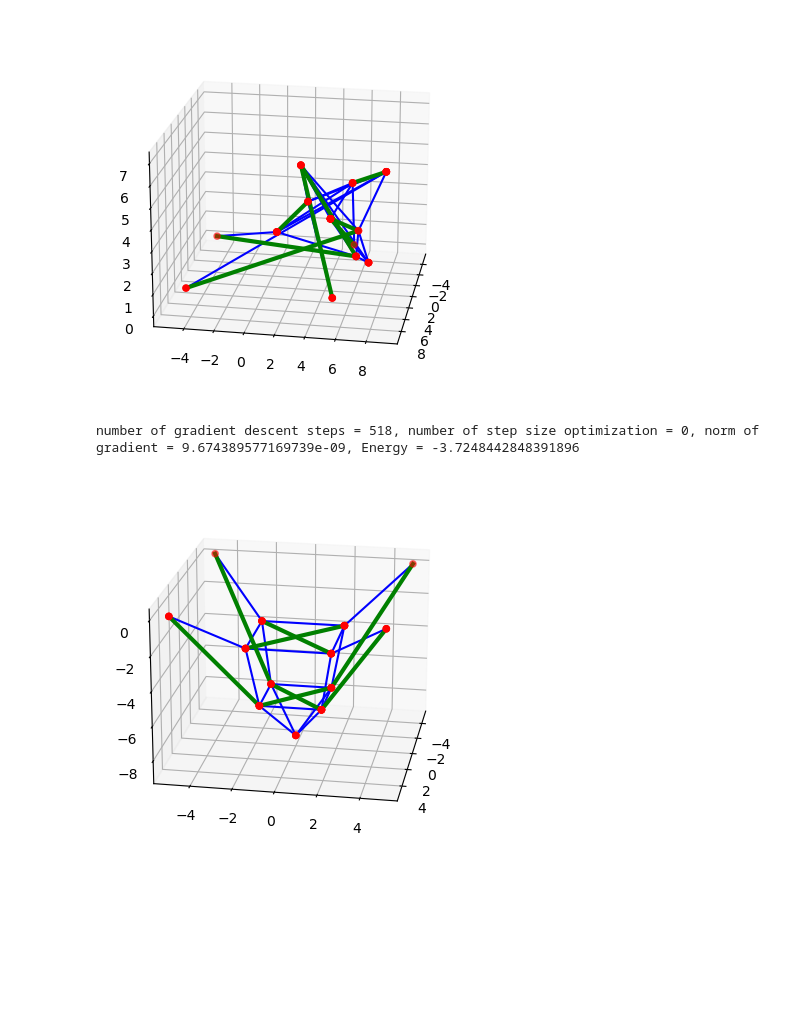
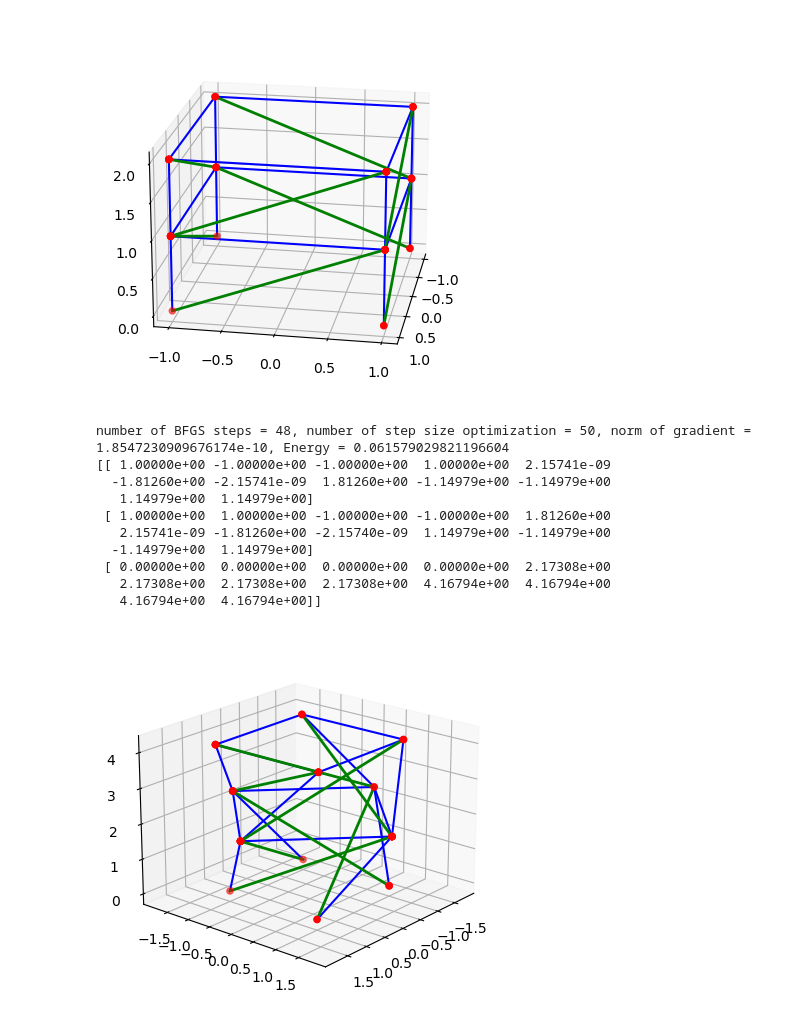
Before and after one commit to markus0800/Project_TMA4180, a Jupyter notebook: project.ipynb, the cells around one changed output. Saved outputs shown, nothing was run; the diff lists cells and outputs as text; code cells hidden in the pictures; blank space fills up the shorter version.

```diff
--- a/project.ipynb
+++ b/project.ipynb
@@ -63,8 +65,8 @@ def gradient_E_bar_elast(x_i, x_j, l_ij, c = 1):
     norm = np.linalg.norm(x_i - x_j)
     return c/(l_ij**2) * (norm - l_ij) * (x_i - x_j) /norm
 
-def gradient_E_bar_grav(x_i, pg):
-    return np.array([0,0,pg/2])
+def gradient_E_bar_grav(x_i, l_ij, pg):
+    return np.array([0,0,l_ij*pg/2])
 # %%
 def gradient_E_cable_net(X, A, L, fixed_points, mg,c):
     """
@@ -246,7 +334,7 @@ def plot_bar_net(X,A,ax):
                 y = [X[:,i][1], X[:,j][1]]
                 z = [X[:,i][2], X[:,j][2]]
                 ax.scatter(x, y, z,  c='r', marker='o')
-                ax.plot(x,y,z, c = 'g', linewidth = '3.0')
+                ax.plot(x,y,z, c = 'g', linewidth = '2.0')
 # %%
 N = 8
 X = np.zeros((3,N))
@@ -388,22 +487,34 @@ number of BFGS steps = 29, number of step size optimization = 129, norm of gradi
 [figure]
 [figure]
 # %%
-N = 13
+N = 12
 X = np.zeros((3,N))
 A = np.zeros((N,N))
 B = np.zeros((N,N))
-a = 5
+a = 1
+b = 1
+c = 1
 X[:,0] = [a,a,0]
 X[:,1] = [-a,a,0]
 X[:,2] = [-a,-a,0]
 X[:,3] = [a,-a,0]
-X[:,4:] = np.random.randint(10, size = np.shape(X[:,4:]))
+
+X[:,4] = [b,b,1]
+X[:,5] = [-b,b,1]
+X[:,6] = [-b,-b,1]
+X[:,7] = [b,-b, 1]
+
+X[:,8] = [c,c,2]
+X[:,9] = [-c,c,2]
+X[:,10] = [-c,-c,2]
+X[:,11] = [c,-c, 2]
+
 #X[:,12] = [0,0,-10]
-edges = np.array([[1,5], [2,6], [3,7],[0,4], [4,5], [5,6], [6,7], [4,7], [4,8], [5,9], [6,10], [7,11], [4,8], [8,9],[9,10],[10,11],[11,8], [8,12], [9,12], [10,12], [11,12] ])
-bar_edges = np.array([[0,8], [1,9], [2,10], [3,11], [4,6], [5,7], [8, 10], [9,11]])
+edges = np.array([[1,5], [2,6], [3,7],[0,4], [4,5], [5,6], [6,7], [4,7], [4,8], [5,9], [6,10], [7,11], [4,8], [8,9],[9,10],[10,11],[11,8]])
+bar_edges = np.array([[0,5], [1,6], [2,7], [3,4], [4, 9], [5,10], [6,11], [7,8]])
 create_edge(A, edges[:,0], edges[:,1])
 create_edge(B, bar_edges[:,0], bar_edges[:,1])
-L = 3*np.ones_like(A)
+L = 4*B + 2*A
 fixed_points = [0,1,2,3]
 
 plt.figure()
@@ -412,17 +523,27 @@ plot_cable_net(X, A, ax0)
 plot_bar_net(X, B, ax0)
 ax0.view_init(20,10)
 # %% [output]
-[figure, old version]
+[figure, new version]
 # %%
 plt.figure()
 ax1 = plt.axes(projection = '3d')
-X_const_step = gradient_descent(E, gradient_E, np.copy(X), A, B, L, fixed_points, mg = 1/6, pg = 0, k = 3, c = 0, tol = 1e-8)
-plot_cable_net(X_const_step,A, ax1)
-plot_bar_net(X_const_step, B, ax1)
-ax1.view_init(20,10)
+X_BFGS = BFGS(E, gradient_E, np.copy(X), A, B, L, fixed_points, mg = 0, pg = 0, k = 0.1, c = 1, tol = 1e-8)
+plot_cable_net(X_BFGS,A, ax1)
+plot_bar_net(X_BFGS, B, ax1)
+ax1.view_init(20,40)
+print(X_BFGS)
 # %% [output]
-number of gradient descent steps = 518, number of step size optimization = 0, norm of gradient = 9.674389577169739e-09, Energy = -3.7248442848391896
+number of BFGS steps = 48, number of step size optimization = 50, norm of gradient = 1.8547230909676174e-10, Energy = 0.061579029821196604
+[[ 1.00000e+00 -1.00000e+00 -1.00000e+00  1.00000e+00  2.15741e-09
+  -1.81260e+00 -2.15741e-09  1.81260e+00 -1.14979e+00 -1.14979e+00
+   1.14979e+00  1.14979e+00]
+ [ 1.00000e+00  1.00000e+00 -1.00000e+00 -1.00000e+00  1.81260e+00
+   2.15741e-09 -1.81260e+00 -2.15740e-09  1.14979e+00 -1.14979e+00
+  -1.14979e+00  1.14979e+00]
+ [ 0.00000e+00  0.00000e+00  0.00000e+00  0.00000e+00  2.17308e+00
+   2.17308e+00  2.17308e+00  2.17308e+00  4.16794e+00  4.16794e+00
+   4.16794e+00  4.16794e+00]]
-[figure, old version]
+[figure, new version]
 # %%
 plt.figure()
 ax2 = plt.axes(projection = '3d')
```
Also changed, not shown: parts of 13 cells of this notebook.
